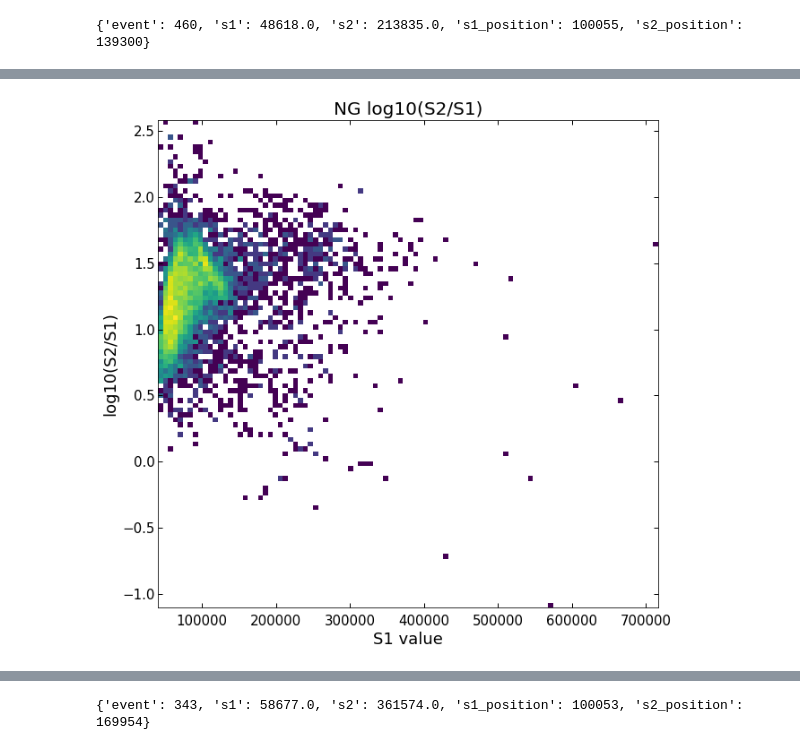
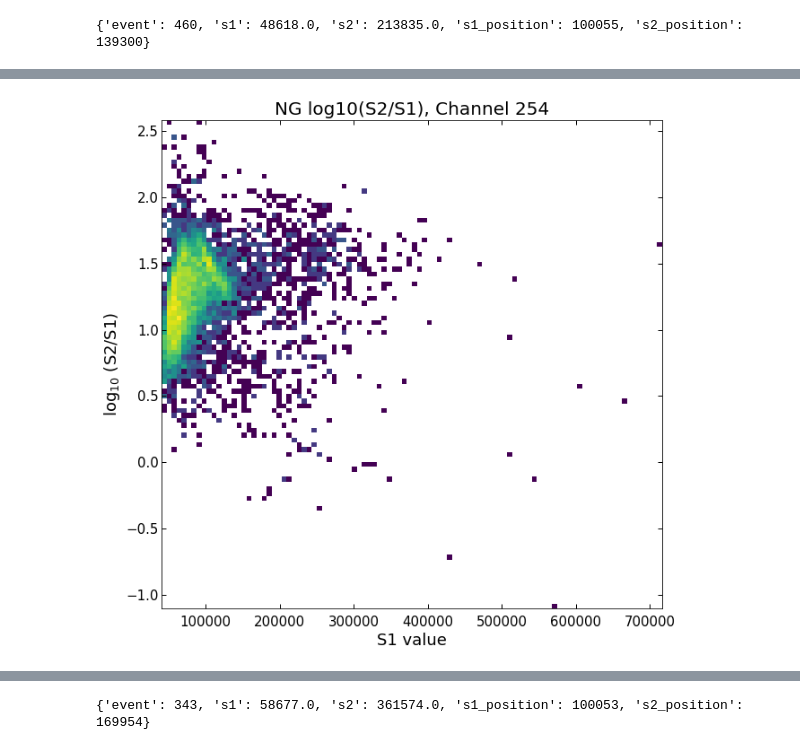
Before and after one commit to wesselrijk/XENON1T_NikhefProject, a Jupyter notebook: DataAnalysis/Correlation.ipynb, the cells around one changed output, grey strips where cells are left out. Saved outputs shown, nothing was run; the diff lists cells and outputs as text; code cells hidden in the pictures.

```diff
--- a/DataAnalysis/Correlation.ipynb
+++ b/DataAnalysis/Correlation.ipynb
@@ -54,12 +81,12 @@ fig3.savefig('NG_s1s2.png', dpi = 300)
 # %%
 fig5, ax5 = plt.subplots(figsize = (10.,10.))
 ax5.hist2d(s1, np.log10(np.asarray(s2)/np.asarray(s1)), bins=(100,100), norm=mpl.colors.LogNorm())
 ax5.set_xlabel('S1 value', fontsize = 18)
-ax5.set_ylabel('log10(S2/S1)', fontsize = 18)
+ax5.set_ylabel(r'$\log_{10}\ \mathrm{(S2/S1)}$', fontsize = 18)
 #ax4.set_xlim(0., 200000)
 #ax4.set_ylim(0., 1e7)
-ax5.set_title('NG log10(S2/S1)', fontsize = 20)
-fig5.savefig('NG_s2overs1.png', dpi = 300)
+ax5.set_title('NG log10(S2/S1), Channel 254', fontsize = 20)
+fig5.savefig('plots/NG_s2overs1_254.png', bbox_inches = 'tight')
 plt.show()
 # %% [output]
-[figure, old version]
+[figure, new version]
```
Also changed, not shown: parts of 17 cells of this notebook, 21 other files.
